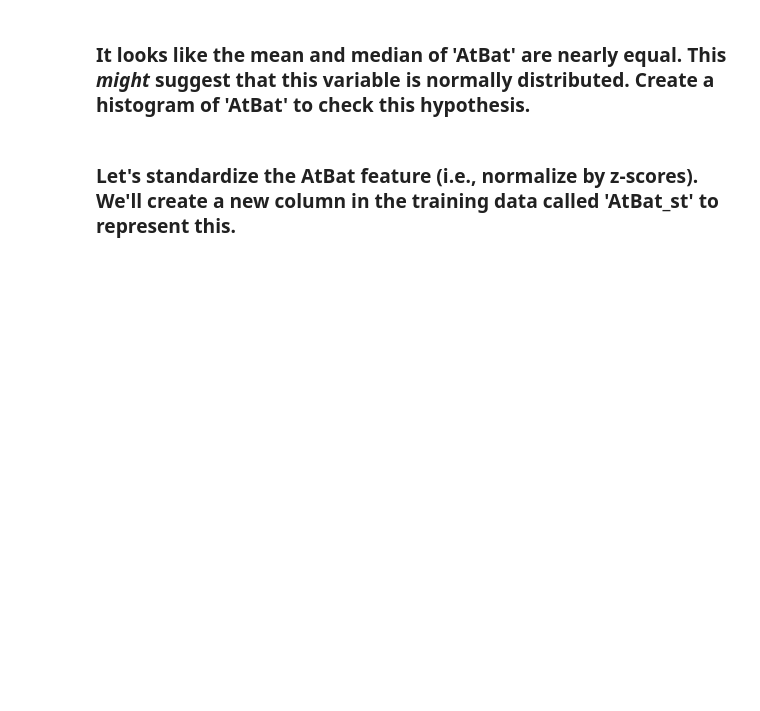
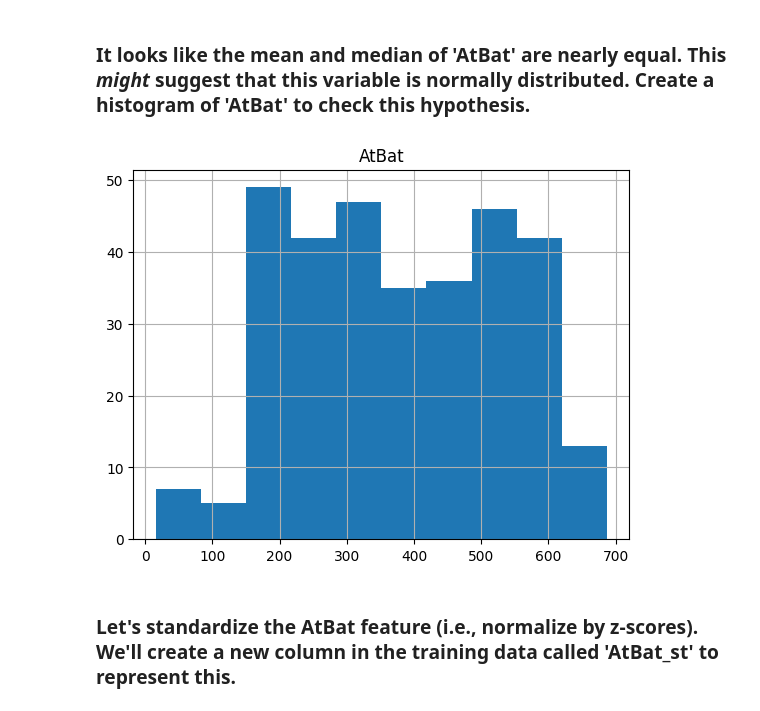
Before and after one commit to JosephPizzuti/code_2600, a Jupyter notebook: mod03_eda.ipynb, the cells around one changed output. Cells and saved outputs as stored; diff of their text form; code cells hidden in the pictures; blank space fills up the shorter version.

Commit message:
added histogram for AtBat

```diff
--- a/mod03_eda.ipynb
+++ b/mod03_eda.ipynb
@@ -115,6 +115,10 @@ Hitters.describe()
 ### It looks like the mean and median of 'AtBat' are nearly equal. This _might_ suggest that this variable is normally distributed. Create a histogram of 'AtBat' to check this hypothesis.
 # %%
 #fillin
+histogram = Hitters.hist("AtBat")
+plt.show()
+# %% [output]
+[figure, added]
 # %% [markdown]
 ### Let's standardize the AtBat feature (i.e., normalize by z-scores). We'll create a new column in the training data called 'AtBat_st' to represent this.
 # %%
```
